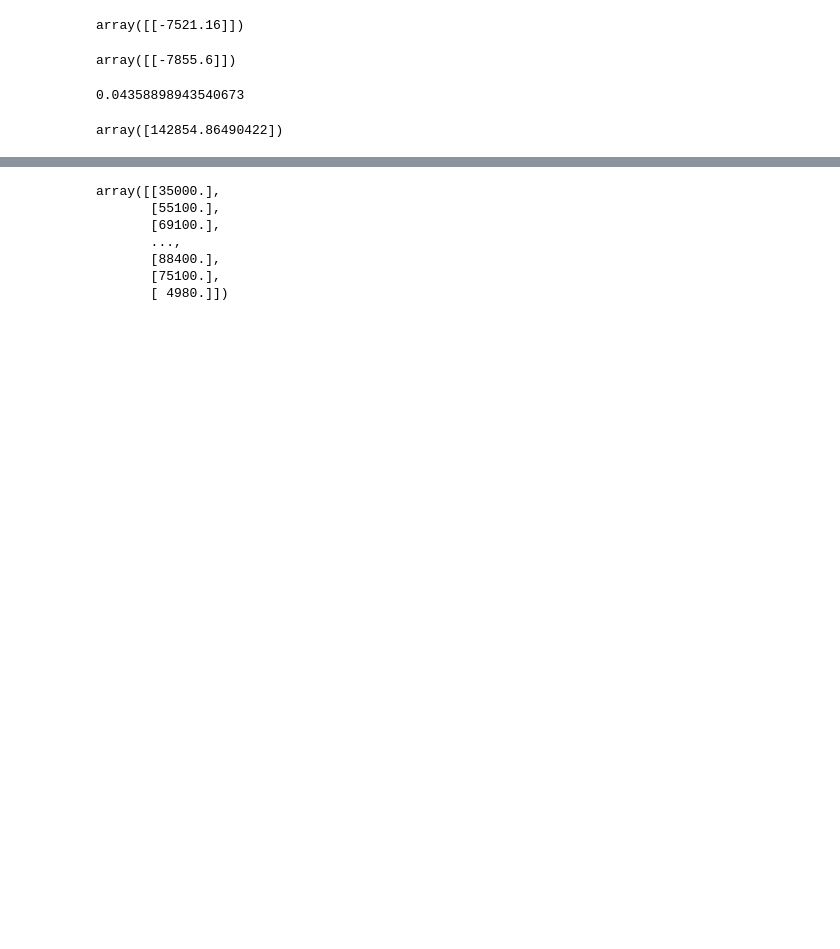
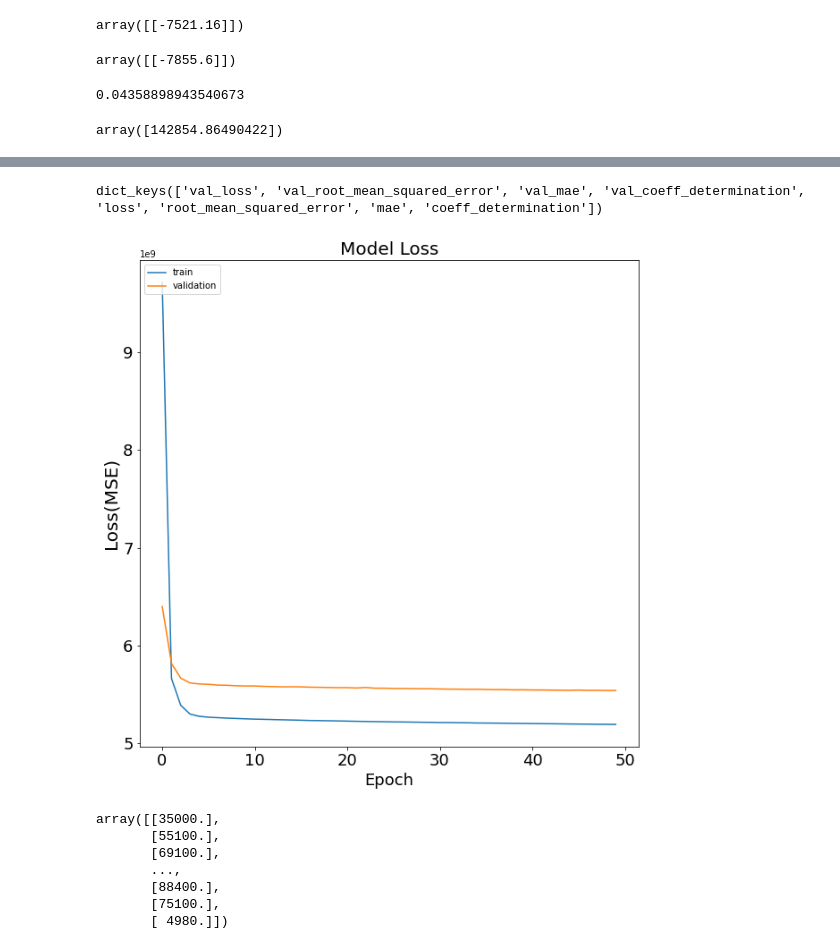
Before and after one commit to JohnhoyStephens/Capstone, a Jupyter notebook: Neural_networks.ipynb, the cells around one changed output, grey strips where cells are left out. Saved outputs shown, nothing was run; the diff lists cells and outputs as text; code cells hidden in the pictures; blank space fills up the shorter version.

```diff
--- a/Neural_networks.ipynb
+++ b/Neural_networks.ipynb
@@ -45,5 +43,2 @@ min_maxy=MinMaxScaler()
 # %%
 X_train,X_test,y_train,y_test=train_test_split(X,y,train_size=.8,random_state=2020)
-# %%
-X_train_ss=ss.fit_transform(X_train)
-y_train_ss=ssy.fit(y_train)
@@ -66,3 +91,19 @@ model.compile(loss='mse',optimizer="sgd",metrics=[tf.keras.metrics.RootMeanSquar
+# %%
+model2=Sequential()
+model2.add(Dense(50 ,activation="relu",input_dim=48))
+# model.add(Dense(25 ,activation="relu"))
+# model.add(Dense(25 ,activation="relu"))
+model2.add(Dense(25 ,activation="selu"))
+model2.add(Dense(1, ))#activation='linear'))
+model2.compile(loss='mse',optimizer="adam",metrics=[tf.keras.metrics.RootMeanSquaredError(),"mae",coeff_determination])
+# add Dropouts layers when overfitting
+#SS helps with outliers
+#add in l1,
+
+
+
+
+# ,input_shape=(8,)
 # %%
 # early_stop = EarlyStopping(monitor='val_loss', min_delta=1e-08, patience=0, verbose=1,
 #                            mode='auto')
@@ -101,0 +167,2 @@ KeyboardInterrupt:
+# %%
+history2=model2.fit(X_train_ss,y_train,epochs=50,batch_size=50,validation_split=.2)#callbacks=callbacks_list)
@@ -134,3 +235,19 @@ dict_keys(['val_loss', 'val_root_mean_squared_error', 'val_mae', 'loss', 'root_m
+# %%
+print(history2.history.keys())
+#'Loss'
+fig, ax = plt.subplots(figsize=((10,10)))
+plt.plot(history2.history['loss'])
+plt.plot(history2.history['val_loss'])
+plt.title('Model Loss',fontsize=20)
+plt.ylabel('Loss(MSE)',fontsize=20)
+plt.xlabel('Epoch',fontsize=18)
+plt.tick_params(axis="both",labelsize=18)
+plt.legend(['train','validation'],loc='upper left')
+plt.savefig("model results",transparent=True,bbox_inches="tight",)
+plt.show();
+# %% [output]
+dict_keys(['val_loss', 'val_root_mean_squared_error', 'val_mae', 'val_coeff_determination', 'loss', 'root_mean_squared_error', 'mae', 'coeff_determination'])
+[figure, added]
 # %%
 y_test
 # %% [output]
```
Also changed, not shown: parts of 30 cells of this notebook, 23 other files.
